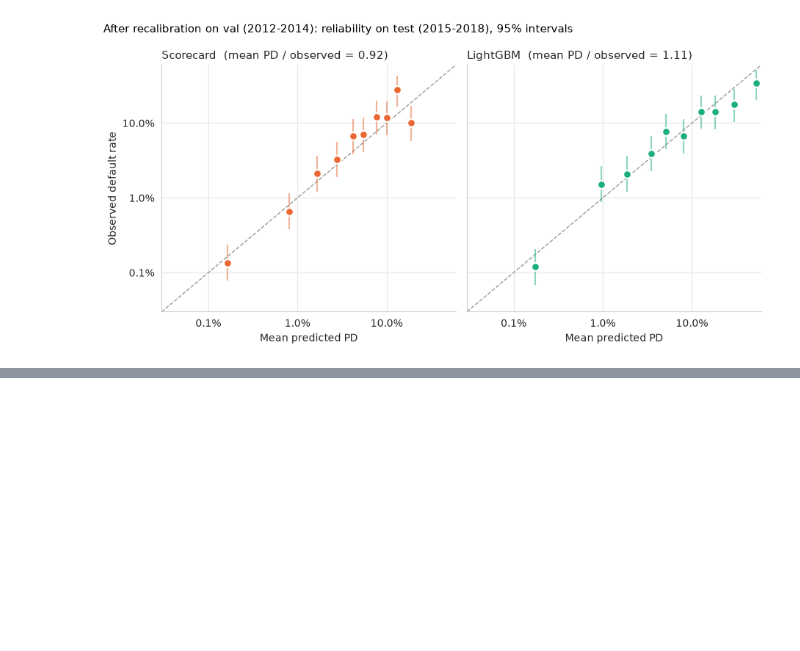
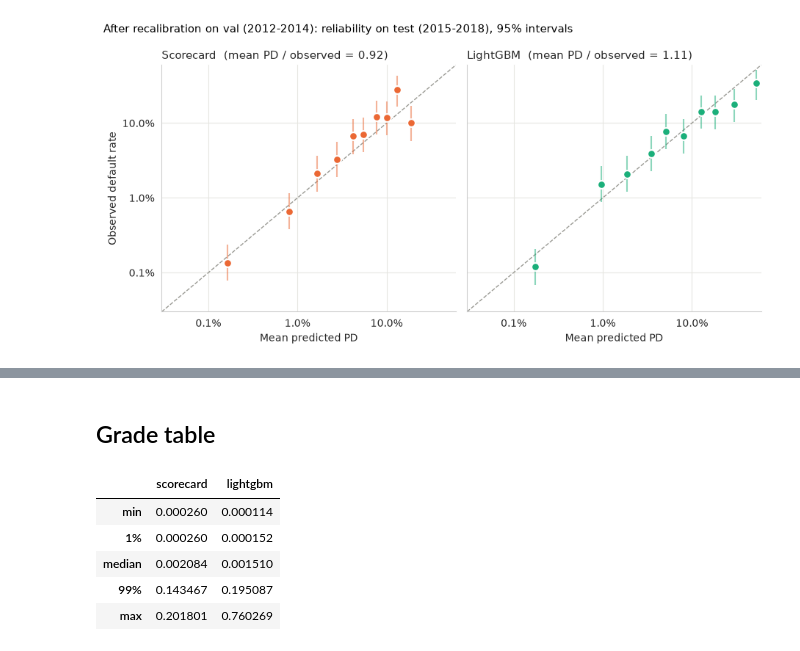
Before and after one commit to leoamullins/corporate-default-pd, a Jupyter notebook: notebooks/06_calibration.ipynb, the cells around one changed output, grey strips where cells are left out. Saved outputs shown, nothing was run; the diff lists cells and outputs as text; code cells hidden in the pictures; blank space fills up the shorter version.

```diff
--- a/notebooks/06_calibration.ipynb
+++ b/notebooks/06_calibration.ipynb
@@ -200,0 +203,15 @@ print("95% interval for the calibration ratio: ",np.quantile(ratios, [0.025, 0.9
+# %% [markdown]
+## Grade table
+# %%
+from src.rating import assign_grade, grade_table
+pd.DataFrame(
+    {name: np.quantile(p, [0, 0.01, 0.5, 0.99, 1]) for name, p in recal_pd.items()},
+    index=["min", "1%", "median", "99%", "max"],
+)
+# %% [output]
+|  | scorecard | lightgbm |
+| min | 0.000260 | 0.000114 |
+| 1% | 0.000260 | 0.000152 |
+| median | 0.002084 | 0.001510 |
+| 99% | 0.143467 | 0.195087 |
+| max | 0.201801 | 0.760269 |
```
Also changed, not shown: parts of 12 cells of this notebook, 6 other files.
